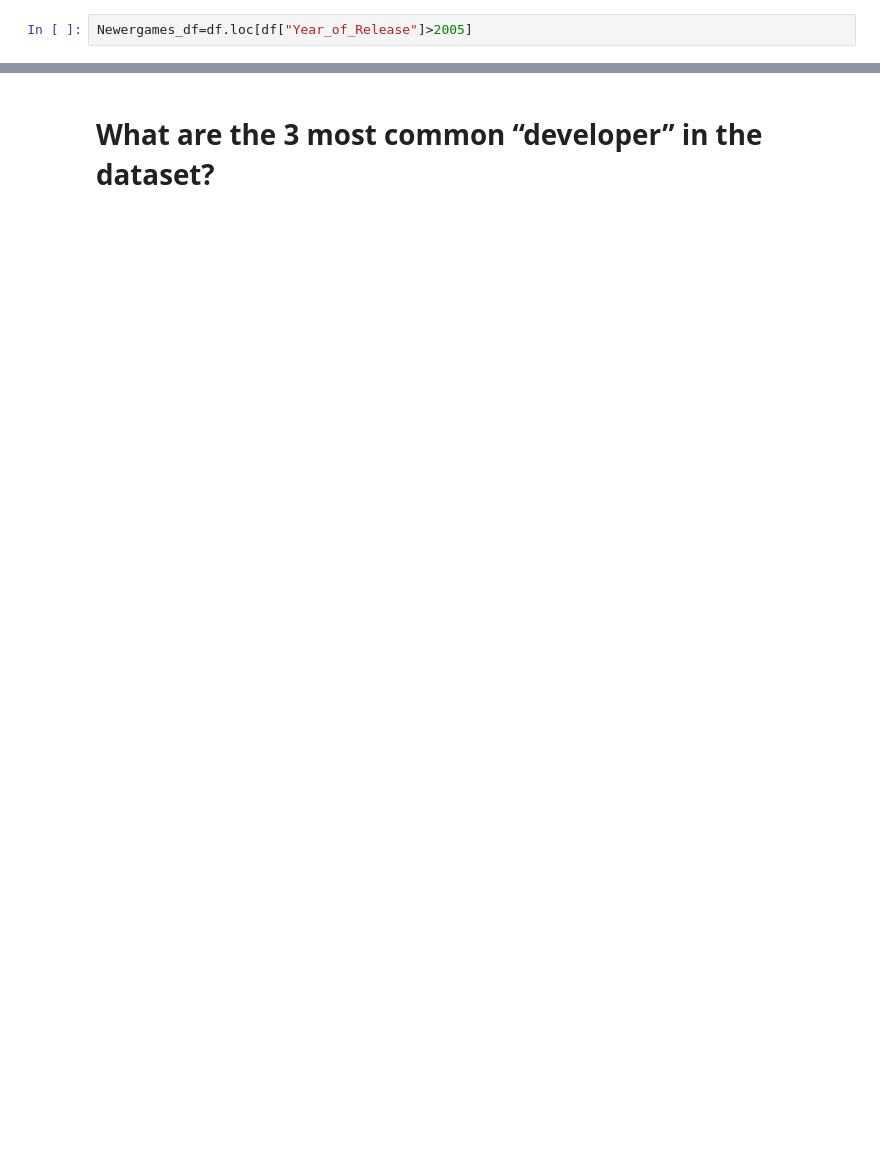
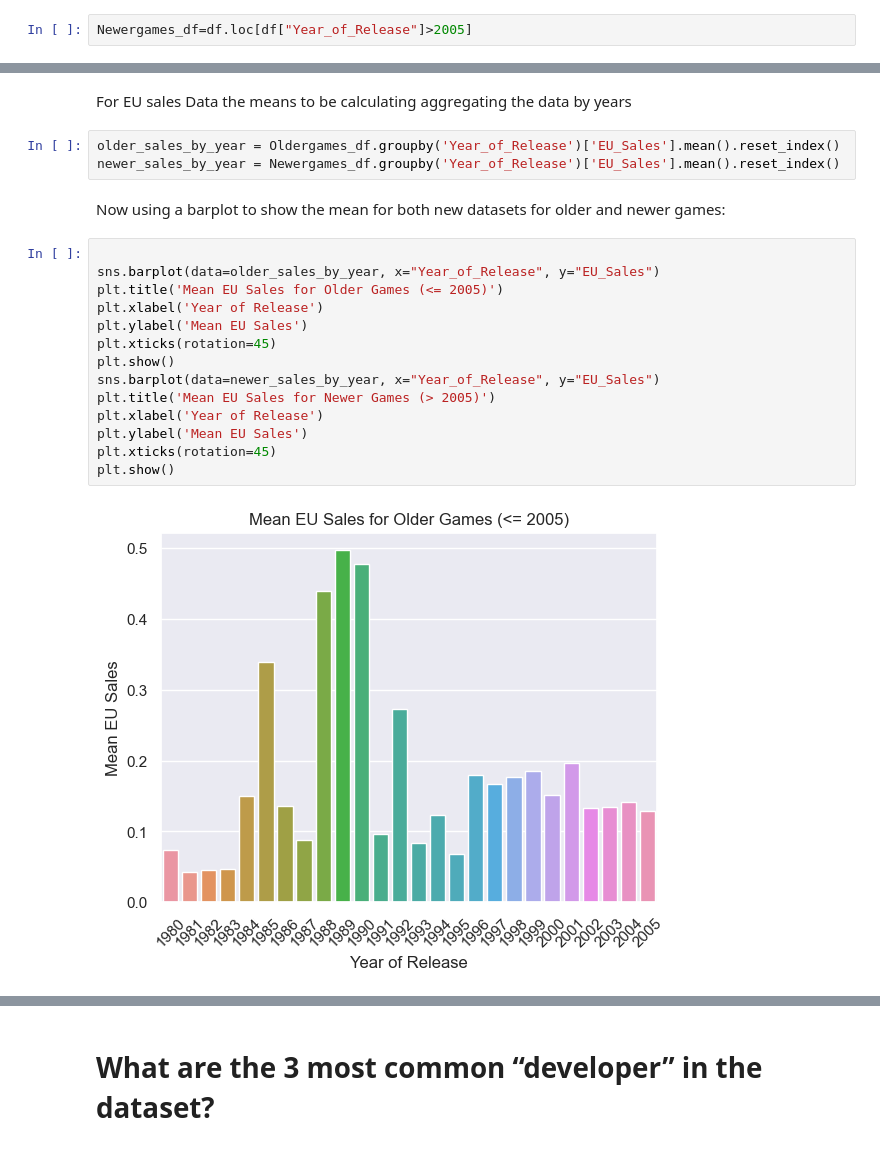
Before and after one commit to Sba23037/CristinaPriolo_DVizHDip_CA1, a Jupyter notebook: CristinaPriolo_DVizHDip_CA1.ipynb, the cells around one changed output, grey strips where cells are left out. Drawn from its saved outputs; the diff is of its cells as text; blank space fills up the shorter version.

Commit message:
testing visualization for answering questions
testing visualization for answering questions

```diff
--- a/CristinaPriolo_DVizHDip_CA1.ipynb
+++ b/CristinaPriolo_DVizHDip_CA1.ipynb
@@ -459,0 +489,23 @@ sns.catplot(data=Newergames_df,x="EU_Sales", y="Year_of_Release", kind="bar")
+# %% [markdown]
+For EU sales Data the means to be calculating aggregating the data by years
+# %%
+older_sales_by_year = Oldergames_df.groupby('Year_of_Release')['EU_Sales'].mean().reset_index()
+newer_sales_by_year = Newergames_df.groupby('Year_of_Release')['EU_Sales'].mean().reset_index()
+# %% [markdown]
+Now using a barplot to show the mean for both new datasets for older and newer games:
+# %%
+
+sns.barplot(data=older_sales_by_year, x="Year_of_Release", y="EU_Sales")
+plt.title('Mean EU Sales for Older Games (<= 2005)')
+plt.xlabel('Year of Release')
+plt.ylabel('Mean EU Sales')
+plt.xticks(rotation=45)
+plt.show()
+sns.barplot(data=newer_sales_by_year, x="Year_of_Release", y="EU_Sales")
+plt.title('Mean EU Sales for Newer Games (> 2005)')
+plt.xlabel('Year of Release')
+plt.ylabel('Mean EU Sales')
+plt.xticks(rotation=45)
+plt.show()
+# %% [output]
+[figure, added]
```
Also changed, not shown: parts of 31 cells of this notebook.
